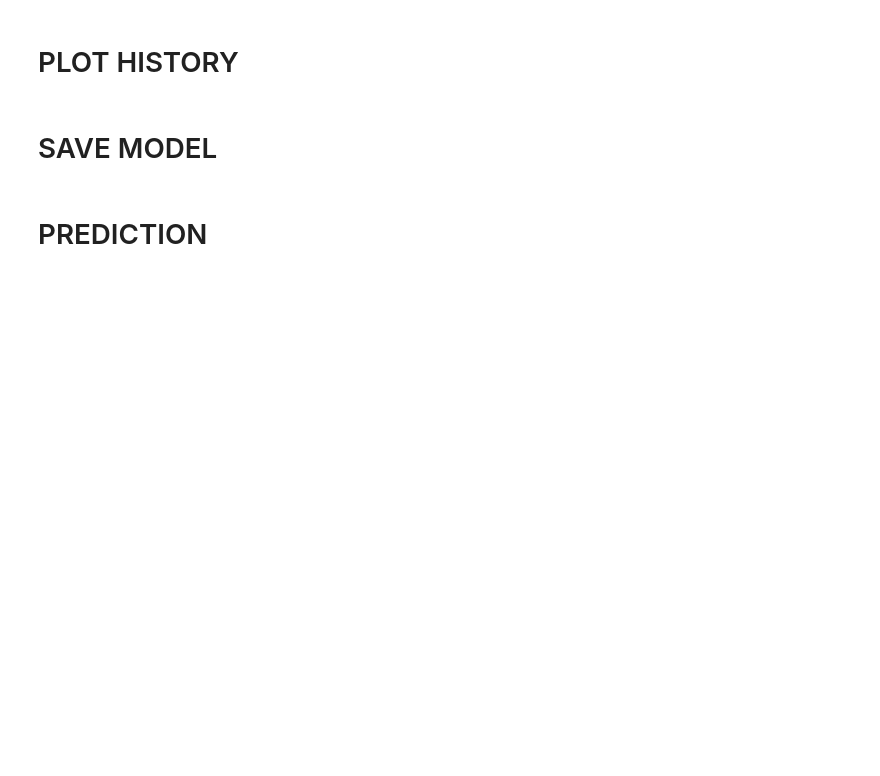
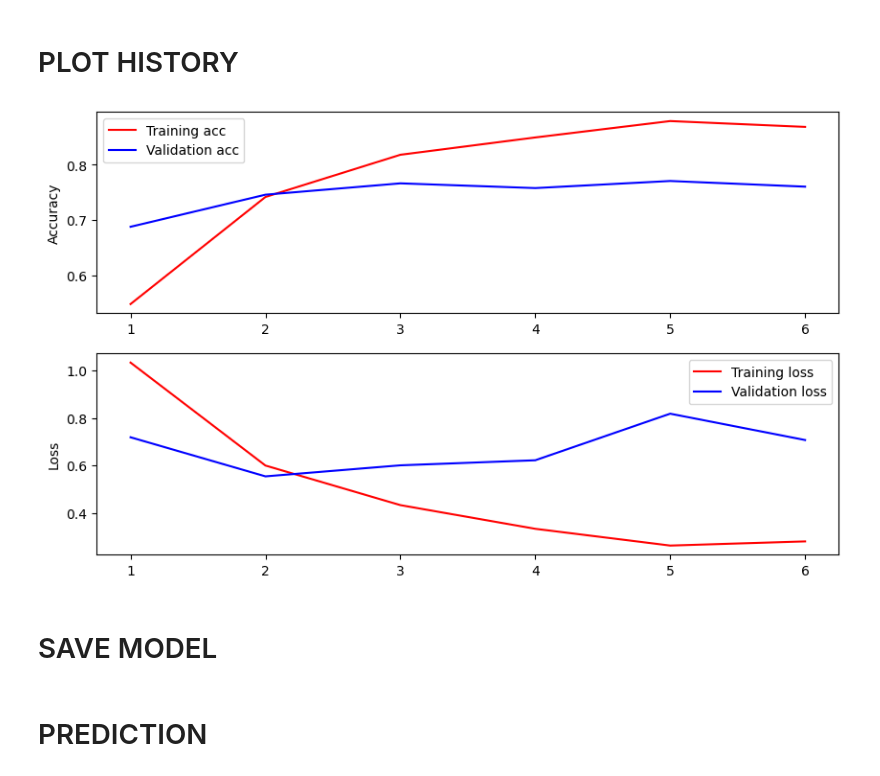
Before and after one commit to ayd-ocan/sentiment_analysis_BERT, a Jupyter notebook: financial-sentiment-bert.ipynb, the cells around one changed output. Cells and saved outputs as stored; diff of their text form; code cells hidden in the pictures; blank space fills up the shorter version.

```diff
--- a/financial-sentiment-bert.ipynb
+++ b/financial-sentiment-bert.ipynb
@@ -58,7 +83,7 @@ df.head(5)
 # %%
 #Split dataset as train and test.
 from sklearn.model_selection import train_test_split
-X_train,X_test,y_train,y_test = train_test_split(df["Sentence"],df.iloc[:,1:],test_size = 0.5,
+X_train,X_test,y_train,y_test = train_test_split(df["Sentence"],df.iloc[:,1:],test_size = 0.4,
                                                  random_state = 42,shuffle = False)
 # %%
 #Create validation dataset from test dataset.
@@ -100,7 +136,7 @@ def build_classifier_model():
     #You can think of a pooled_output as a embedding for the entire movie_review.
     net = outputs["pooled_output"]
     #Droupout and output layers.
-    net = tf.keras.layers.Dropout(0.25)(net)
+    net = tf.keras.layers.Dropout(0.3)(net)
     net = tf.keras.layers.Dense(3,activation = "softmax",name = "classifier")(net)
     return tf.keras.Model(text_input,net)
 # %%
@@ -114,6 +172,11 @@ tf.keras.utils.plot_model(model)
 optimizer = tf.keras.optimizers.Adam(learning_rate=0.0002)
 #Compile the model
 model.compile(optimizer = optimizer,loss = "categorical_crossentropy",metrics = "accuracy")
+# %%
+#Callbacks
+from keras.callbacks import EarlyStopping
+es = EarlyStopping(monitor = "val_loss",patience = 4);
 # %%
 print(f"Training model : {tfhub_handle_encoder}")
-history = model.fit(x = X_train,y = y_train,validation_data = (X_val,y_val),epochs = 15,batch_size = 128)
+history = model.fit(x = X_train,y = y_train,validation_data = (X_val,y_val),epochs = 15,batch_size = 128,
+                   callbacks = [es])
@@ -123,29 +203,31 @@ print(f"Loss : {loss} , acc : {accuracy}")
 # %% [markdown]
 # PLOT HISTORY
 # %%
-history = history
+history = history.history
 #Metrics
 acc = history["accuracy"]
 loss = history["loss"]
 val_acc = history["val_accuracy"]
 val_loss = history["val_loss"]
 
 epochs = range(1,len(acc) + 1)
 #Plot Accuracy
 fig = plt.figure(figsize = (10,6))
 plt.subplot(2,1,1)
 plt.plot(epochs,acc,"r",label = "Training acc")
 plt.plot(epochs,val_acc,"b",label = "Validation acc")
 plt.ylabel("Accuracy")
 plt.legend()
 #Plot Loss
 plt.subplot(2,1,2)
 plt.plot(epochs,loss,"r",label = "Training loss")
 plt.plot(epochs,val_loss,"b",label = "Validation loss")
 plt.ylabel("Loss")
 plt.legend()
 
 plt.show()
+# %% [output]
+[figure, added]
 # %% [markdown]
 # SAVE MODEL
 # %%
```
Also changed, not shown: parts of 16 cells of this notebook.
